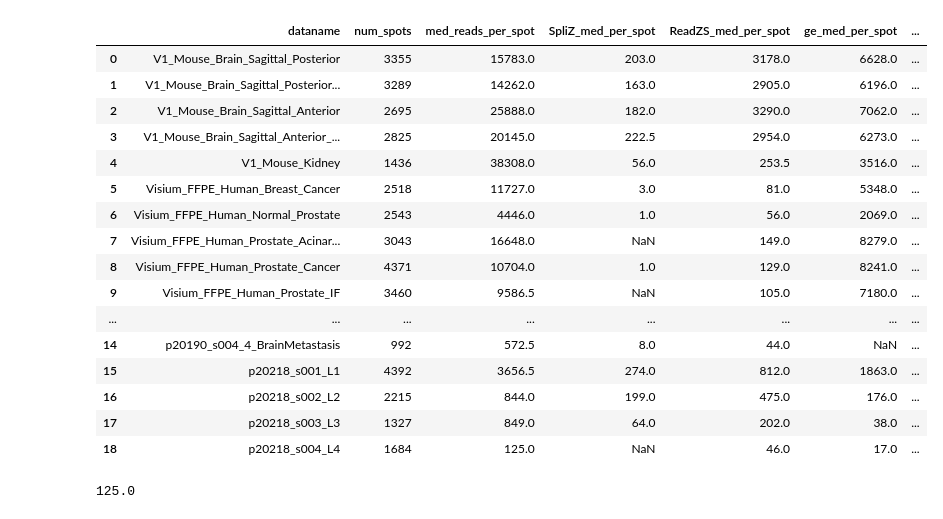
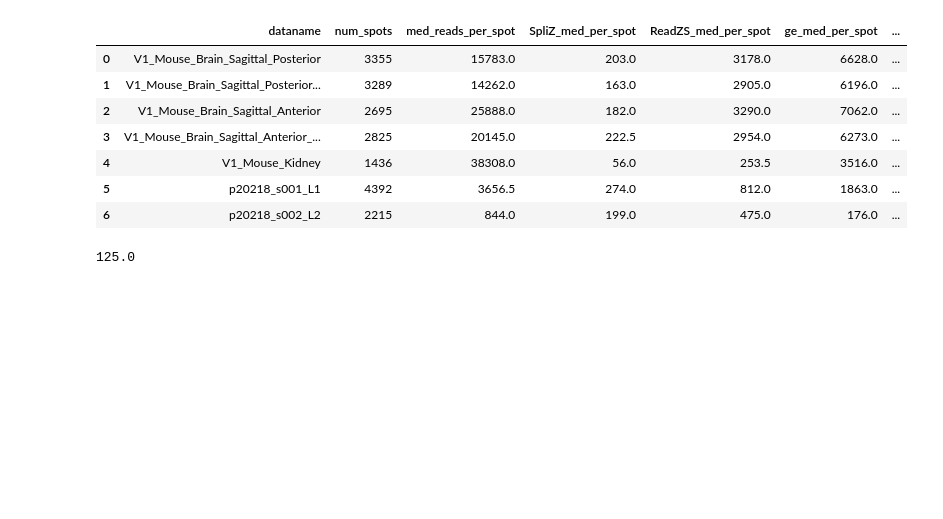
Before and after one commit to juliaolivieri/visium_analysis, a Jupyter notebook: notebooks/make_overview_table.ipynb, the cells around one changed output. Cells and saved outputs as stored; diff of their text form; code cells hidden in the pictures; blank space fills up the shorter version.

```diff
--- a/notebooks/make_overview_table.ipynb
+++ b/notebooks/make_overview_table.ipynb
@@ -17,57 +13,53 @@ out = {"dataname" : [], "num_spots" : [], "med_reads_per_spot" : []}
 for score in sub_scores:
   out["{}_med_per_spot".format(score)] = []
 
-datanames = ['V1_Mouse_Brain_Sagittal_Posterior',
-       'V1_Mouse_Brain_Sagittal_Posterior_Section_2',
-       'V1_Mouse_Brain_Sagittal_Anterior',
-       'V1_Mouse_Brain_Sagittal_Anterior_Section_2', 'V1_Mouse_Kidney',
-       'Visium_FFPE_Human_Breast_Cancer', 'Visium_FFPE_Human_Normal_Prostate',
-       'Visium_FFPE_Human_Prostate_Acinar_Cell_Carcinoma',
-       'Visium_FFPE_Human_Prostate_Cancer', 'Visium_FFPE_Human_Prostate_IF',
-       'Visium_FFPE_Mouse_Brain', 'Visium_FFPE_Mouse_Brain_IF',
-       'Visium_FFPE_Mouse_Kidney',  'p20190_s003_3_BrainMetastasis',
-       'p20190_s004_4_BrainMetastasis', 'p20218_s001_L1', 'p20218_s002_L2',
-       'p20218_s003_L3', 'p20218_s004_L4']
+# datanames = ['V1_Mouse_Brain_Sagittal_Posterior',
+#        'V1_Mouse_Brain_Sagittal_Posterior_Section_2',
+#        'V1_Mouse_Brain_Sagittal_Anterior',
+#        'V1_Mouse_Brain_Sagittal_Anterior_Section_2', 'V1_Mouse_Kidney',
+#        'Visium_FFPE_Human_Breast_Cancer', 'Visium_FFPE_Human_Normal_Prostate',
+#        'Visium_FFPE_Human_Prostate_Acinar_Cell_Carcinoma',
+#        'Visium_FFPE_Human_Prostate_Cancer', 'Visium_FFPE_Human_Prostate_IF',
+#        'Visium_FFPE_Mouse_Brain', 'Visium_FFPE_Mouse_Brain_IF',
+#        'Visium_FFPE_Mouse_Kidney',  'p20190_s003_3_BrainMetastasis',
+#        'p20190_s004_4_BrainMetastasis', 'p20218_s001_L1', 'p20218_s002_L2',
+#        'p20218_s003_L3', 'p20218_s004_L4']
+
+datanames = ["V1_Mouse_Brain_Sagittal_Posterior","V1_Mouse_Brain_Sagittal_Posterior_Section_2",
+             "V1_Mouse_Brain_Sagittal_Anterior","V1_Mouse_Brain_Sagittal_Anterior_Section_2",
+             "V1_Mouse_Kidney","p20218_s002_L2","p20218_s001_L1"]
+
 for dataname, row in tqdm(samples[samples["method"] == "visium"].iterrows()):
 
   if dataname in datanames:
     out["dataname"].append(dataname)
     meta = pd.read_csv(row["metadata"],sep="\t")
     out["num_spots"].append(meta["in_tissue"].sum())
     try:
       data = sp.read_mtx(row["ge_mat"] + "matrix.mtx.gz")
       out["med_reads_per_spot"].append(data.to_df().sum(axis=0).median())
     except:
       out["med_reads_per_spot"].append(np.nan)
     for score, srow in scores.iterrows():
       if score in sub_scores:
 
         try:
           df = pd.read_csv(row[srow["valname"]],sep="\t",usecols = [srow["cellid"],srow["genecol"]])
           out["{}_med_per_spot".format(score)].append(df.groupby(srow["cellid"])[srow["genecol"]].nunique().median())
 
         except:
           out["{}_med_per_spot".format(score)].append(np.nan)
 out = pd.DataFrame.from_dict(out)
 out
 # %% [output]
 |  | dataname | num_spots | med_reads_per_spot | SpliZ_med_per_spot | ReadZS_med_per_spot | ge_med_per_spot | ... |
 | 0 | V1_Mouse_Brain_Sagittal_Posterior | 3355 | 15783.0 | 203.0 | 3178.0 | 6628.0 | ... |
 | 1 | V1_Mouse_Brain_Sagittal_Posterior... | 3289 | 14262.0 | 163.0 | 2905.0 | 6196.0 | ... |
 | 2 | V1_Mouse_Brain_Sagittal_Anterior | 2695 | 25888.0 | 182.0 | 3290.0 | 7062.0 | ... |
 | 3 | V1_Mouse_Brain_Sagittal_Anterior_... | 2825 | 20145.0 | 222.5 | 2954.0 | 6273.0 | ... |
 | 4 | V1_Mouse_Kidney | 1436 | 38308.0 | 56.0 | 253.5 | 3516.0 | ... |
-| 5 | Visium_FFPE_Human_Breast_Cancer | 2518 | 11727.0 | 3.0 | 81.0 | 5348.0 | ... |
-| 6 | Visium_FFPE_Human_Normal_Prostate | 2543 | 4446.0 | 1.0 | 56.0 | 2069.0 | ... |
-| 7 | Visium_FFPE_Human_Prostate_Acinar... | 3043 | 16648.0 | NaN | 149.0 | 8279.0 | ... |
-| 8 | Visium_FFPE_Human_Prostate_Cancer | 4371 | 10704.0 | 1.0 | 129.0 | 8241.0 | ... |
-| 9 | Visium_FFPE_Human_Prostate_IF | 3460 | 9586.5 | NaN | 105.0 | 7180.0 | ... |
-| ... | ... | ... | ... | ... | ... | ... | ... |
-| 14 | p20190_s004_4_BrainMetastasis | 992 | 572.5 | 8.0 | 44.0 | NaN | ... |
-| 15 | p20218_s001_L1 | 4392 | 3656.5 | 274.0 | 812.0 | 1863.0 | ... |
-| 16 | p20218_s002_L2 | 2215 | 844.0 | 199.0 | 475.0 | 176.0 | ... |
-| 17 | p20218_s003_L3 | 1327 | 849.0 | 64.0 | 202.0 | 38.0 | ... |
-| 18 | p20218_s004_L4 | 1684 | 125.0 | NaN | 46.0 | 17.0 | ... |
+| 5 | p20218_s001_L1 | 4392 | 3656.5 | 274.0 | 812.0 | 1863.0 | ... |
+| 6 | p20218_s002_L2 | 2215 | 844.0 | 199.0 | 475.0 | 176.0 | ... |
 # %%
 data.to_df().sum(axis=0).median()
 # %% [output]
```
Also changed, not shown: parts of 1 cell of this notebook, 9 other files.
